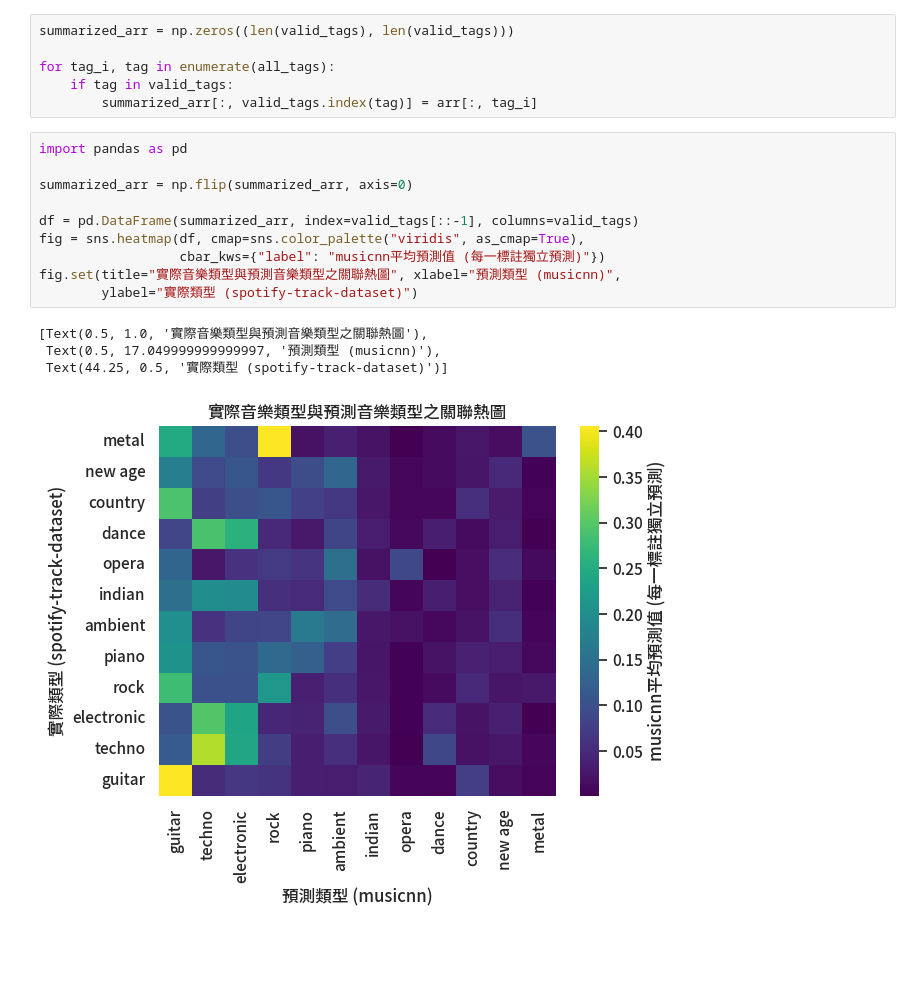
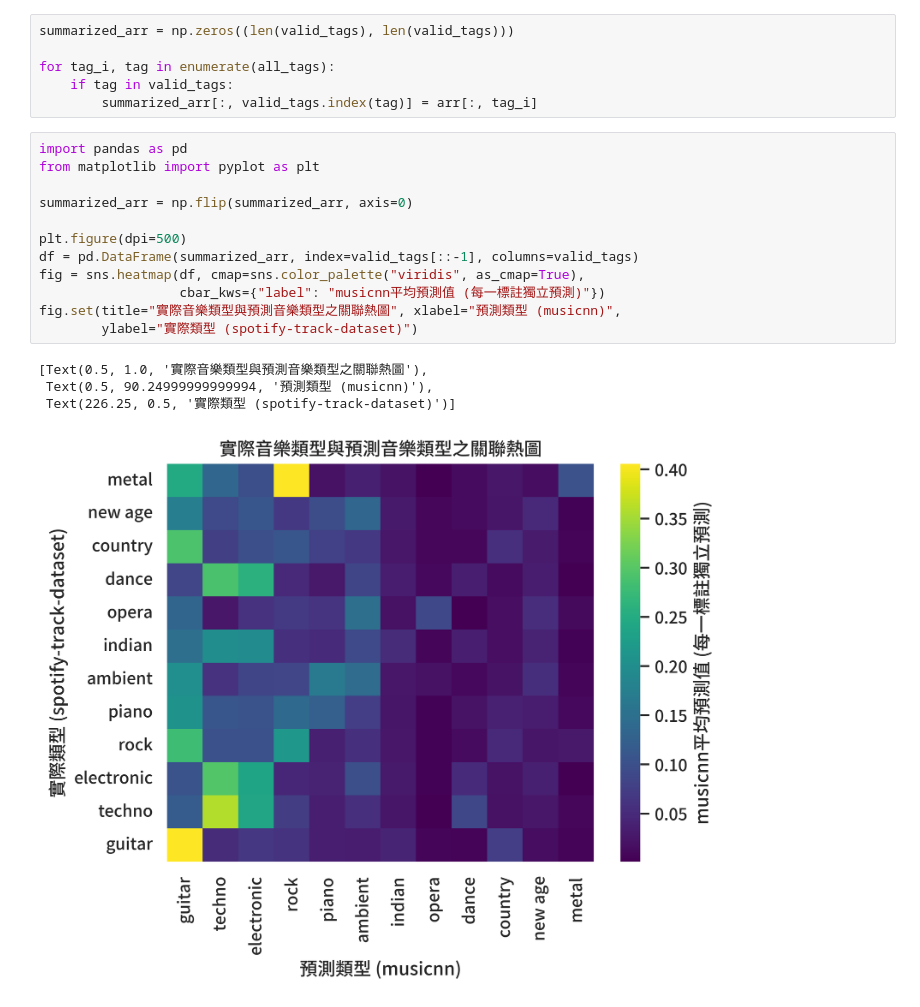
Before and after one commit to ELEPOT/PhantomHarmony, a Jupyter notebook: src/plots/musicnn.ipynb, the cells around one changed output. Cells and saved outputs as stored; diff of their text form; blank space fills up the shorter version.

```diff
--- a/src/plots/musicnn.ipynb
+++ b/src/plots/musicnn.ipynb
@@ -40,16 +40,18 @@ for tag_i, tag in enumerate(all_tags):
         summarized_arr[:, valid_tags.index(tag)] = arr[:, tag_i]
 # %%
 import pandas as pd
+from matplotlib import pyplot as plt
 
 summarized_arr = np.flip(summarized_arr, axis=0)
 
+plt.figure(dpi=500)
 df = pd.DataFrame(summarized_arr, index=valid_tags[::-1], columns=valid_tags)
 fig = sns.heatmap(df, cmap=sns.color_palette("viridis", as_cmap=True),
                   cbar_kws={"label": "musicnn平均預測值 (每一標註獨立預測)"})
 fig.set(title="實際音樂類型與預測音樂類型之關聯熱圖", xlabel="預測類型 (musicnn)",
         ylabel="實際類型 (spotify-track-dataset)")
 # %% [output]
 [Text(0.5, 1.0, '實際音樂類型與預測音樂類型之關聯熱圖'),
- Text(0.5, 17.049999999999997, '預測類型 (musicnn)'),
- Text(44.25, 0.5, '實際類型 (spotify-track-dataset)')]
+ Text(0.5, 90.24999999999994, '預測類型 (musicnn)'),
+ Text(226.25, 0.5, '實際類型 (spotify-track-dataset)')]
-[figure, old version]
+[figure, new version]
```
Also changed, not shown: 21 other files.
